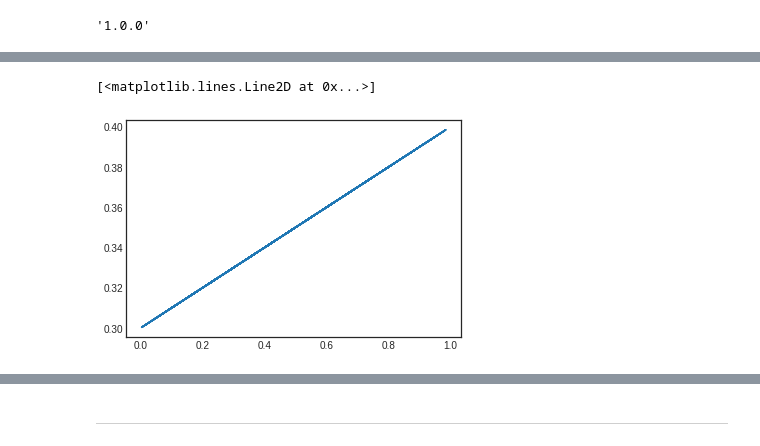
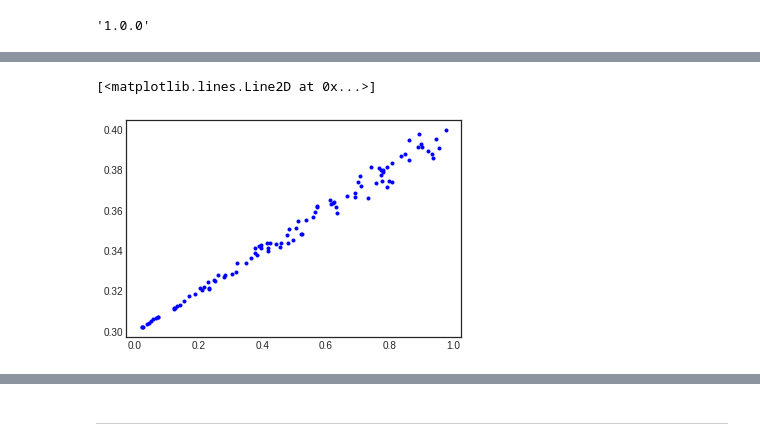
Before and after one commit to hyunblee/brain_deep_learning_4_ai, a Jupyter notebook: little_stuff/Tensorflow_Intro_MNIST.ipynb, the cells around one changed output, grey strips where cells are left out. Drawn from its saved outputs; the diff is of its cells as text; code cells hidden in the pictures.

```diff
--- a/little_stuff/Tensorflow_Intro_MNIST.ipynb
+++ b/little_stuff/Tensorflow_Intro_MNIST.ipynb
@@ -8,14 +8,15 @@
 # %%
 import tensorflow as tf
 import numpy as np
+import pandas as pd
 import matplotlib.pyplot as plt
 
 %matplotlib inline
 plt.style.use('seaborn-white')
 
-# Create 100 phony x, y data points in NumPy, y = x * 0.1 + 0.3
+# Create 100 phony x, y data points in NumPy around, y = x * 0.1 + 0.3
 x_data = np.random.rand(100).astype(np.float32)
-y_data = x_data * 0.1 + 0.3
+y_data = x_data * 0.1 * np.random.uniform(0.9, 1.1, 100) + 0.3
 # %%
 tf.__version__
 # %% [output]
@@ -23,8 +37,8 @@ tf.__version__
 # %%
-plt.plot(x_data, y_data)
+plt.plot(x_data, y_data, 'bo', markersize=3)
 # %% [output]
 [<matplotlib.lines.Line2D at 0x...>]
-[figure, old version]
+[figure, new version]
 # %%
 # Try to find values for W and b that compute y_data = W * x_data + b
 # (We know that W should be 0.1 and b 0.3, but TensorFlow will
```
Also changed, not shown: parts of 30 cells of this notebook, 4 other files.
